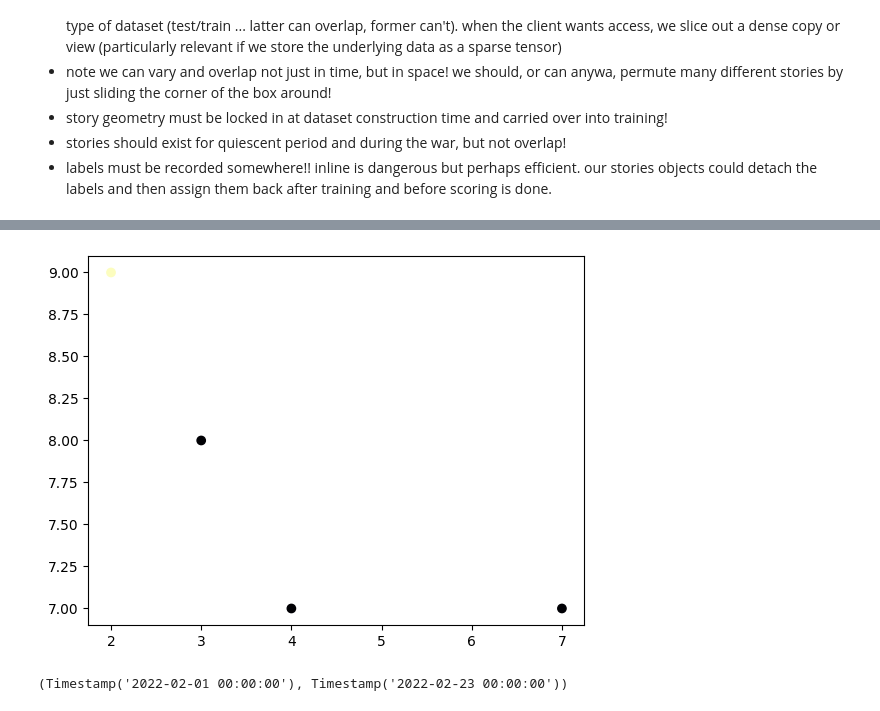
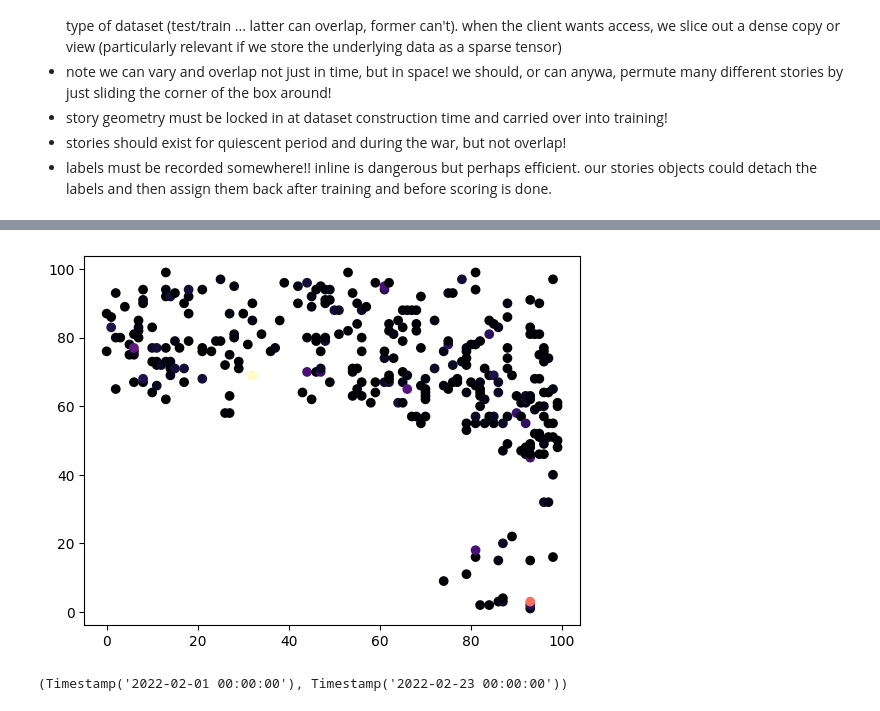
Before and after one commit to auto-d/flashpoint-detector, a Jupyter notebook: notebooks/eda.ipynb, the cells around one changed output, grey strips where cells are left out. Drawn from its saved outputs; the diff is of its cells as text; code cells hidden in the pictures.

```diff
--- a/notebooks/eda.ipynb
+++ b/notebooks/eda.ipynb
@@ -472,7 +472,8 @@ story_width = 10
 story_depth = 30
 # %%
 # Lat/lon increment to subdivide our spatial dimension by
-spatial_step = 0.25
+# TODO: move to 0.001 when we implement sparse arrays
+spatial_step = 0.05
 
 # Day increment to subdividide our temporal dimension by
 temporal_step = 1
@@ -485,7 +486,8 @@ feature_ixs = {
     'night': 3,
     'conf': 4,
     'month': 5,
-    'count' : 6
+    'count' : 6,
+    'label' : 7
 }
 
 # Looking at above distribution of events, I'm not sure there's much value in distinguishing a
@@ -535,15 +540,23 @@ data.shape
 # %%
 from tqdm import tqdm
+import pandas as pd
+
 for i, row in tqdm(gdf.iterrows(), total=len(gdf)):
+
+    # Scale in decimal degrees and days based on our step values
     x = int((row.f_lng - min_lon)/spatial_step)
     y = int((row.f_lat - min_lat)/spatial_step)
     d = int((row.date - min_date).days/temporal_step)
 
     # Make a new feature vector
-    feature = [row.f_bright, row.f_bright31, row.f_frp, row.night_d, row.conf_d, row.date.month, 1]
+    label = 0 if pd.isnull(row.a_event) else 1
+    feature = [row.f_bright, row.f_bright31, row.f_frp, row.night_d, row.conf_d, row.date.month, 1, label]
 
     # Aggregate. Ideally this only happens once and only a single feature gets recorded per
     # cell, but collisions happen often enough at large cell sizes that we need a general strategy.
+    # Conflict events here are sticky, if it was seen once in the cell, it will always be part of the positive
+    # class.
     count = data[x, y, d][feature_ixs['count']]
     data[x, y, d] = (data[x, y, d] * count + feature) / (count + 1)
+    data[x, y, d][feature_ixs['label']] = label
     data[x, y, d][feature_ixs['count']] = count + 1
@@ -554,15 +571,23 @@ gdf[gdf.date==min_date].plot()
 <Axes: >
 [figure]
 # %%
-def plot_lattice_events(lattice, time_step, heatmap=False):
+def plot_story(story, start=None, end=None, heatmap=False):
     """
-    Plot a map of events from our 4d lattice given a time range to
+    Plot a map of events from our 4d story lattice given a time range to
     subset on
     """
-    subset = lattice[:, :, time_step, feature_ixs['count']]
+    counts = None
+    if start is not None and end is not None:
+        counts = story[:, :, start:end, feature_ixs['count']]
+    else:
+        counts = story[:, :, :, feature_ixs['count']]
 
-    x0, y0 = np.nonzero(subset)
-    values = subset[x0,y0]
+    if len(story[0,0,0]) - 1 >= feature_ixs['label']:
+
+
+    counts = np.sum(counts, axis=2)
+    x0, y0 = np.nonzero(counts)
+    values = counts[x0,y0]
 
     kwargs = { 'c': values, 'cmap': 'magma' } if heatmap else {}
 
@@ -602,8 +633,8 @@ We need a way to split these up without leaking data and without creating blinds
 story = {
     'start': 0,
     'depth': story_depth,
-    'x': 10,
-    'y': 10,
+    'x': 57,
+    'y': 18,
     'width': story_width,
     'type': 'train'
 }
@@ -620,8 +651,8 @@ val.shape
 # %%
 # Show our subset of cells
-plot_lattice_events(val, 0, heatmap=True)
+plot_story(val, heatmap=True)
 # %% [output]
-[figure, old version]
+[figure, new version]
 # %%
 # val is misleading, that just one of a number of stories we need to preserve... same for training and test, which are just
 # lists of stories we can pass sequentially to our training routines
```
Also changed, not shown: parts of 41 cells of this notebook.
